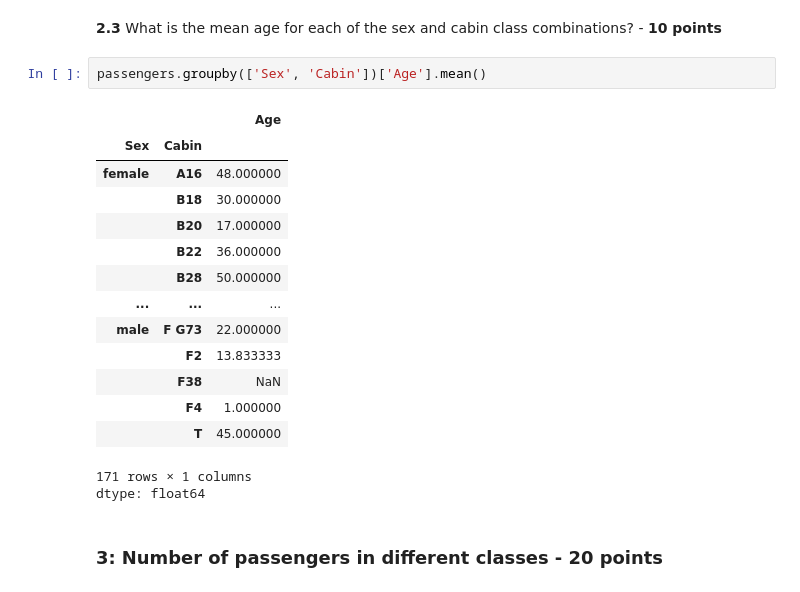
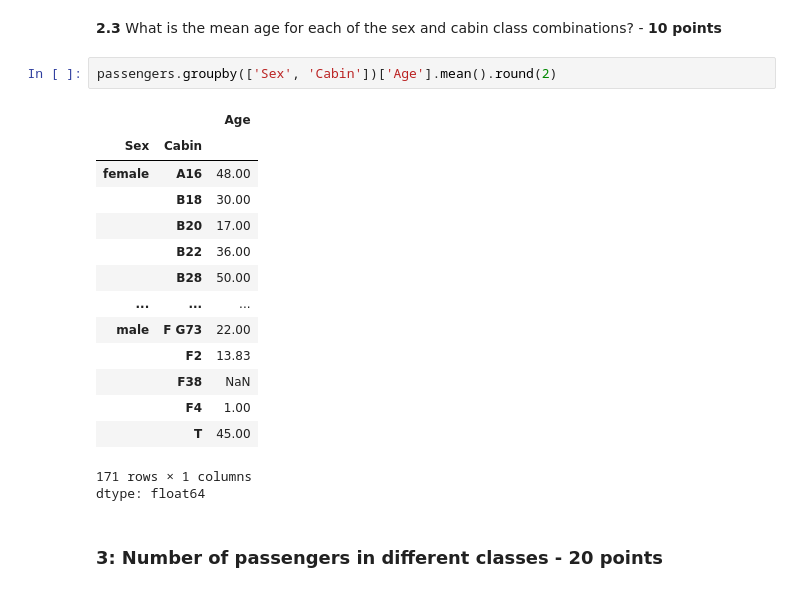
Before and after one commit to surf-guy/DSE200, a Jupyter notebook: HW/HW_2.ipynb, the cells around one changed output. Drawn from its saved outputs; the diff is of its cells as text.

```diff
--- a/HW/HW_2.ipynb
+++ b/HW/HW_2.ipynb
@@ -183,21 +178,21 @@ dtype: float64
 # %% [markdown]
 **2.3** What is the mean age for each of the sex and cabin class combinations? - **10 points**
 # %%
-passengers.groupby(['Sex', 'Cabin'])['Age'].mean()
+passengers.groupby(['Sex', 'Cabin'])['Age'].mean().round(2)
 # %% [output]
 |  |  | Age |
 | Sex | Cabin |  |
-| female | A16 | 48.000000 |
-|  | B18 | 30.000000 |
-|  | B20 | 17.000000 |
-|  | B22 | 36.000000 |
-|  | B28 | 50.000000 |
+| female | A16 | 48.00 |
+|  | B18 | 30.00 |
+|  | B20 | 17.00 |
+|  | B22 | 36.00 |
+|  | B28 | 50.00 |
 | ... | ... | ... |
-| male | F G73 | 22.000000 |
-|  | F2 | 13.833333 |
+| male | F G73 | 22.00 |
+|  | F2 | 13.83 |
 |  | F38 | NaN |
-|  | F4 | 1.000000 |
-|  | T | 45.000000 |
+|  | F4 | 1.00 |
+|  | T | 45.00 |
 171 rows × 1 columns
 dtype: float64
 # %% [markdown]
```
Also changed, not shown: parts of 18 cells of this notebook.
